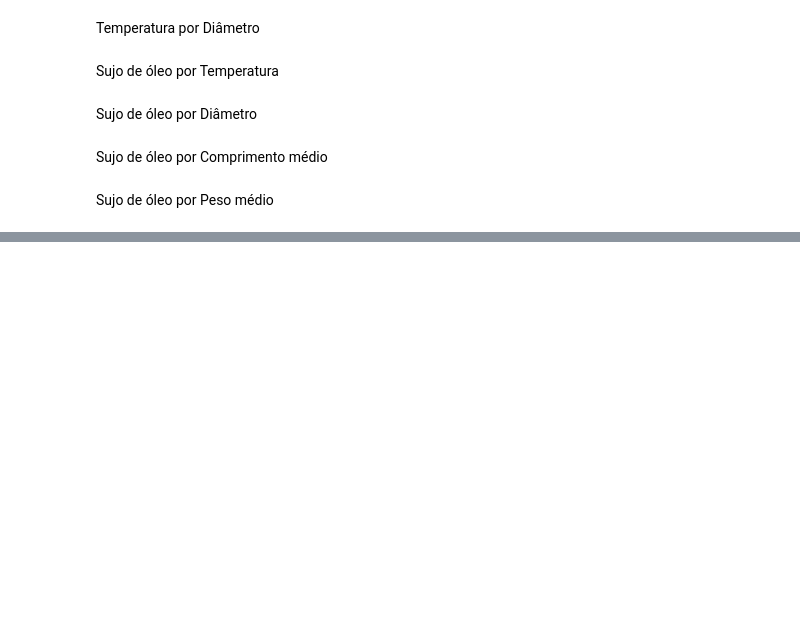
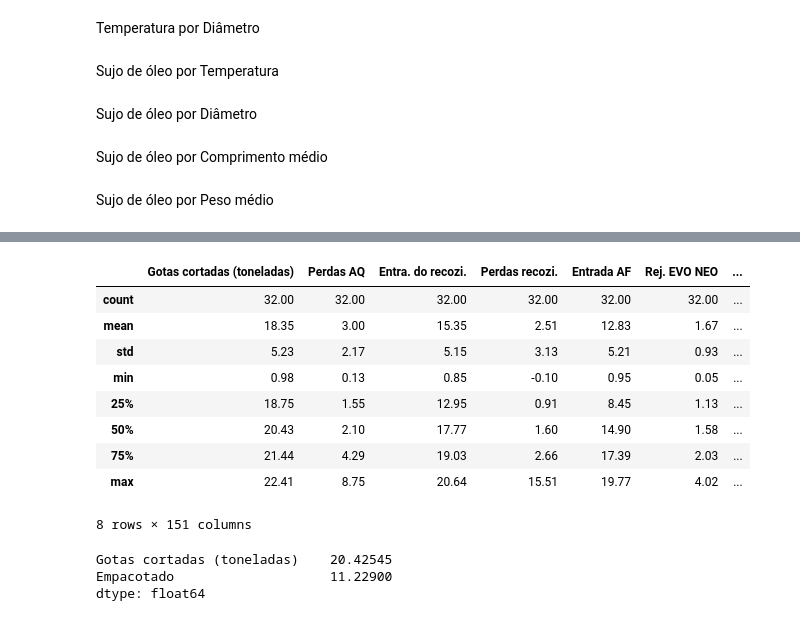
Before and after one commit to lucasz-g/Analise-Gotas, a Jupyter notebook: analises/analise_defeitos.ipynb, the cells around one changed output, grey strips where cells are left out. Saved outputs shown, nothing was run; the diff lists cells and outputs as text; code cells hidden in the pictures; blank space fills up the shorter version.

```diff
--- a/analises/analise_defeitos.ipynb
+++ b/analises/analise_defeitos.ipynb
@@ -816,0 +891,21 @@ Length: 136, dtype: int64
+# %%
+df_numerico_janeiro = df_producao_janeiro.select_dtypes(include=[np.number])
+# %%
+df_numerico_janeiro.describe().round(2)
+# %% [output]
+|  | Gotas cortadas (toneladas) | Perdas AQ | Entra. do recozi. | Perdas recozi. | Entrada AF | Rej. EVO NEO | ... |
+| count | 32.00 | 32.00 | 32.00 | 32.00 | 32.00 | 32.00 | ... |
+| mean | 18.35 | 3.00 | 15.35 | 2.51 | 12.83 | 1.67 | ... |
+| std | 5.23 | 2.17 | 5.15 | 3.13 | 5.21 | 0.93 | ... |
+| min | 0.98 | 0.13 | 0.85 | -0.10 | 0.95 | 0.05 | ... |
+| 25% | 18.75 | 1.55 | 12.95 | 0.91 | 8.45 | 1.13 | ... |
+| 50% | 20.43 | 2.10 | 17.77 | 1.60 | 14.90 | 1.58 | ... |
+| 75% | 21.44 | 4.29 | 19.03 | 2.66 | 17.39 | 2.03 | ... |
+| max | 22.41 | 8.75 | 20.64 | 15.51 | 19.77 | 4.02 | ... |
+8 rows × 151 columns
+# %%
+df_numerico_janeiro[['Gotas cortadas (toneladas)', 'Empacotado']].median()
+# %% [output]
+Gotas cortadas (toneladas)    20.42545
+Empacotado                    11.22900
+dtype: float64
```
Also changed, not shown: parts of 18 cells of this notebook, 3 other files.
